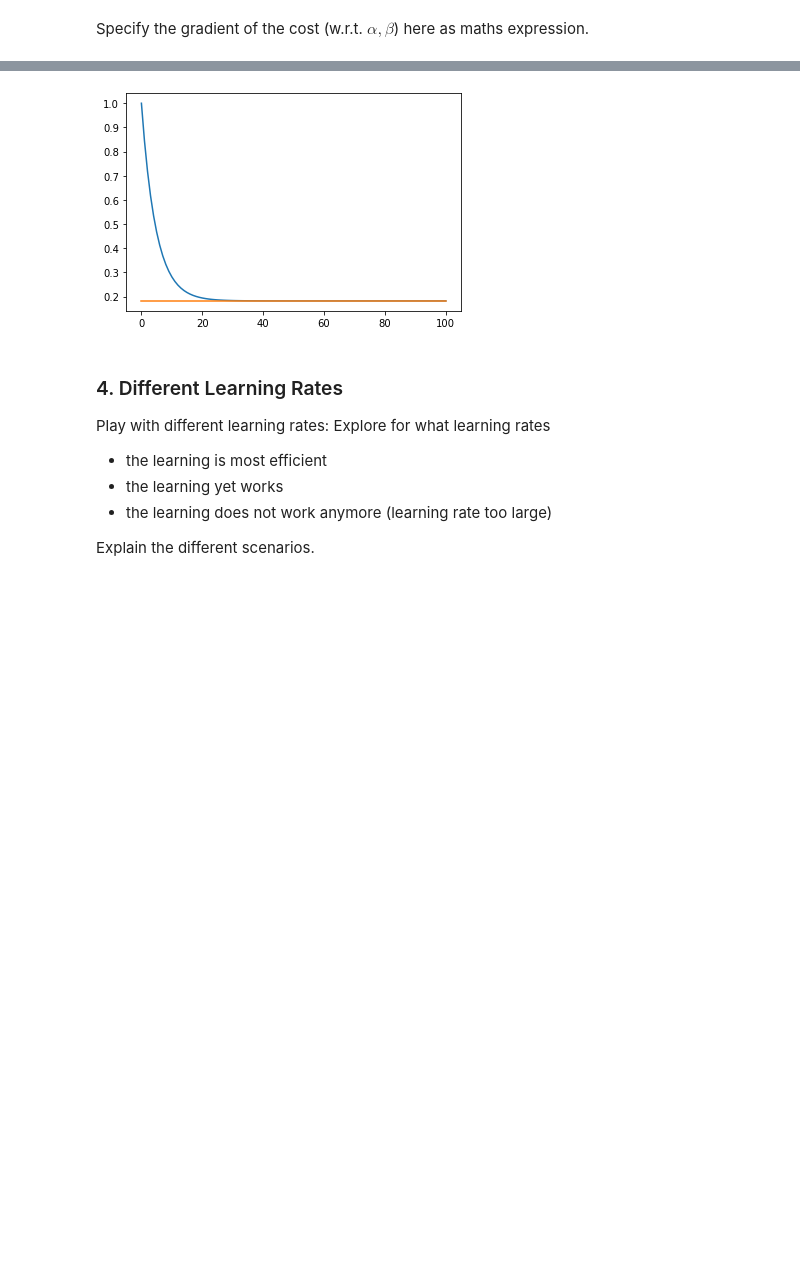
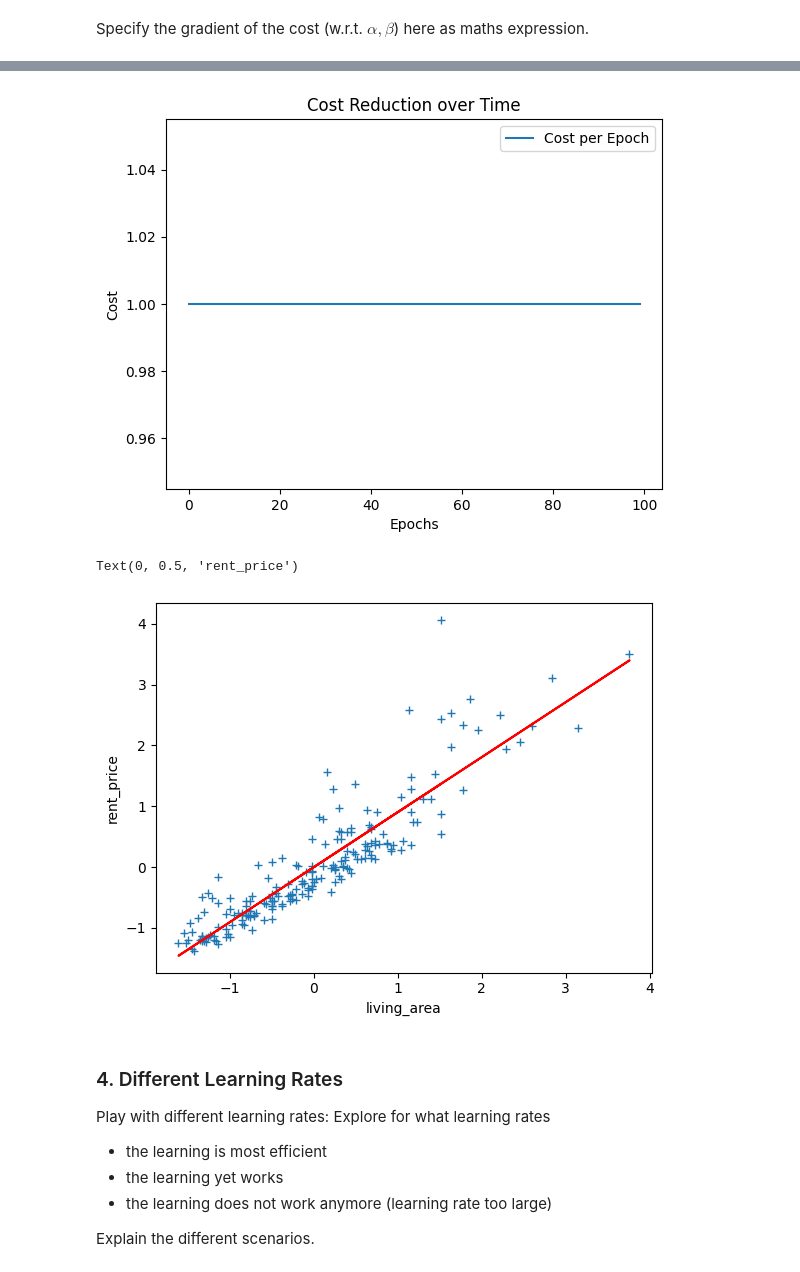
Before and after one commit to MehrLinard/DeLearnSpr26, a Jupyter notebook: Ex2/pw02_lin_regression_GD_stud.ipynb, the cells around one changed output, grey strips where cells are left out. Saved outputs shown, nothing was run; the diff lists cells and outputs as text; code cells hidden in the pictures; blank space fills up the shorter version.

```diff
--- a/Ex2/pw02_lin_regression_GD_stud.ipynb
+++ b/Ex2/pw02_lin_regression_GD_stud.ipynb
@@ -65,14 +65,14 @@ N = x.size
 
 # YOUR CODE (START)
 # compose torch tensors X,Y of shape (N,2) and (N,1) respectively
-X = ...
-Y = ...
+X = torch.tensor(np.c_[np.ones(N), x], dtype=torch.float64)
+Y = torch.tensor(y.reshape(N, 1), dtype=torch.float64)
 
 # solution of normal equations, 'a' a torch tensor of shape (2,1) that contains parameters alpha and beta, which shall be optimized
-a_exact = ...
+a_exact = torch.zeros((2, 1), dtype=torch.float64)
 
 # prediction
-Yhat = ...
+Yhat = X@a_exact
 
 # YOUR CODE (END)
 
@@ -93,7 +93,8 @@ Note that with the pytorch function `torch.lstsq` you can obtain the same.
 # %%
 def cost(X,Y,a):
     # YOUR CODE (START)
-    return ...
+    return torch.mean((Y - X @ a) ** 2)
+
     # YOUR CODE (END)
 # %%
 min_cost = cost(X,Y,a_exact)
@@ -119,20 +149,36 @@ a = torch.tensor([0.0,0.0], dtype=torch.float64).reshape(2,1)
 
 # track the costs
 costs = []
-
+costsvals =[]
 # YOUR CODE (START)
 
 # loop over the epochs: update parameter values, compute the cost and add it to the costs list
 for epoch in range(nepochs):
     costs.append(cost(X,Y,a))
-    a = ...
+    a -= lr * gradient_cost(X,Y,a)
+    loss = cost(X, Y, a_exact)
+    costsvals.append(cost(X, Y, a_exact))
+    grad = gradient_cost(X, Y, a_exact)
+    if epoch % 10 == 0:
+        print(f"Epoch {epoch}: Loss = {loss.item()}")
 
 costs.append(cost(X,Y,a))
 
 # YOUR CODE (END)
+print(costs)
+# YOUR CODE (END)
 
 # some output
 cost_gd = costs[-1]
-plt.plot(range(nepochs+1),costs)
-plt.plot(range(nepochs+1),cost_closed_form*torch.ones(nepochs+1))
+plt.plot(range(nepochs), costsvals, label='Cost per Epoch')
+plt.xlabel('Epochs')
+plt.ylabel('Cost')
+plt.title('Cost Reduction over Time')
+plt.legend()
+plt.show()
+
+plt.plot(X[:,1],Y,"+")
+plt.plot(x, (X @ a).detach().numpy(), color='red', label="Regression Line")
+plt.xlabel("living_area")
+plt.ylabel("rent_price")
 # %% [output]
@@ -140,4 +196,6 @@ plt.plot(range(nepochs+1),cost_closed_form*torch.ones(nepochs+1))
-[figure, old version]
+[figure, new version]
+Text(0, 0.5, 'rent_price')
+[figure, added]
 # %% [markdown]
 ### 4. Different Learning Rates
 
```
Also changed, not shown: parts of 4 cells of this notebook, 3 other files.
